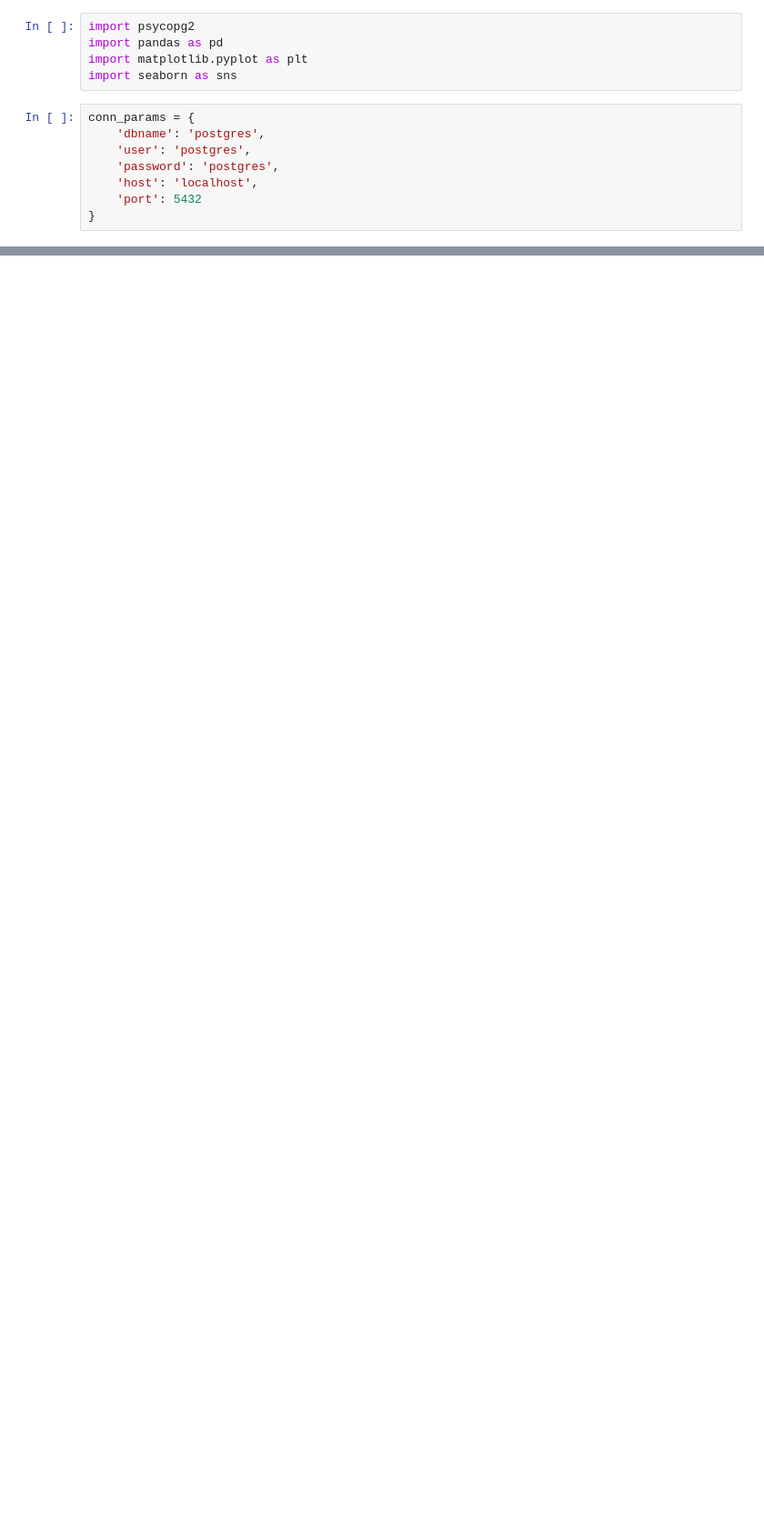
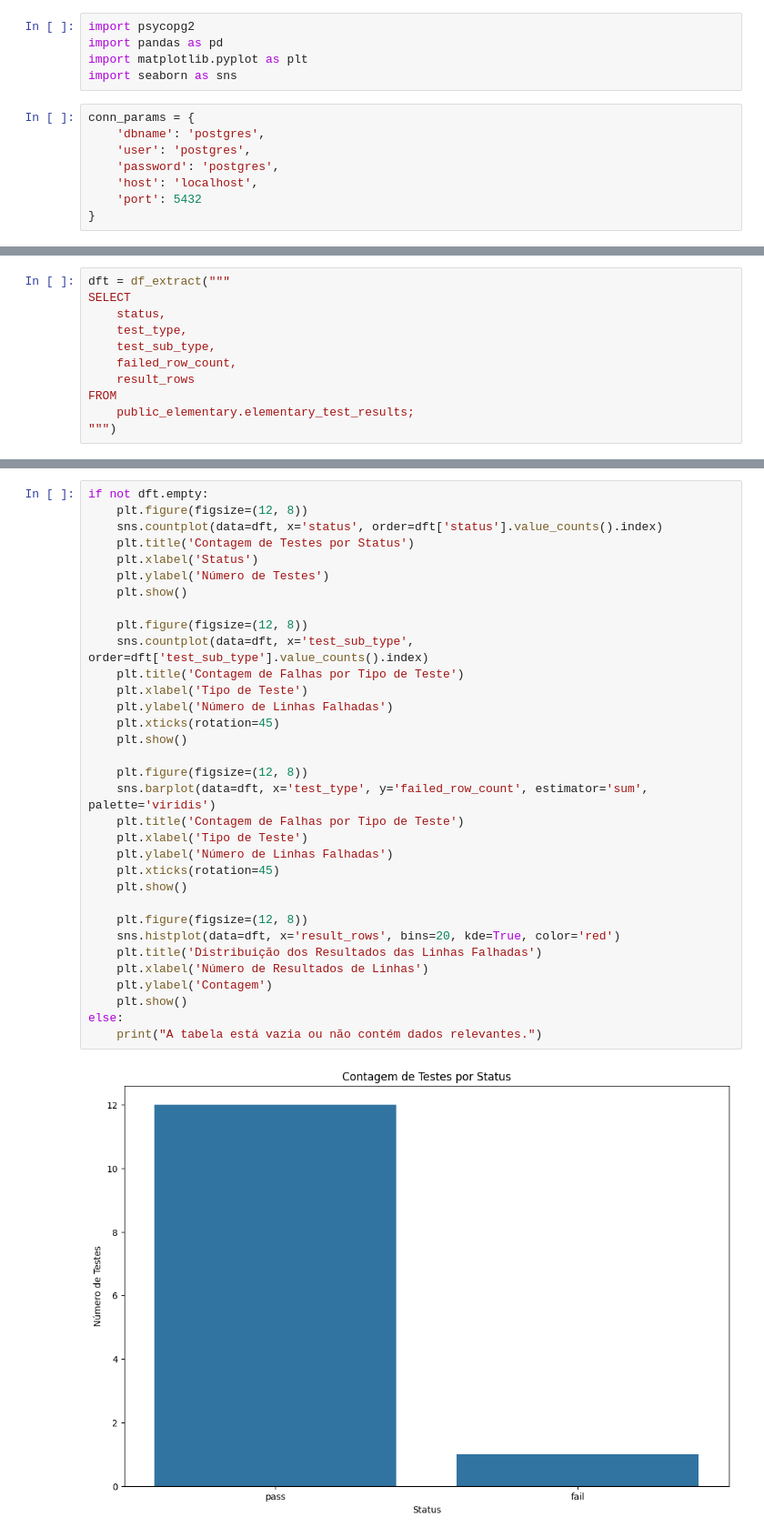
Before and after one commit to Pedrinhonitz/dbt-with-elementary, a Jupyter notebook: relatorio_elementary.ipynb, the cells around one changed output, grey strips where cells are left out. Shown: that part at 91% size. Drawn from its saved outputs; the diff is of its cells as text; blank space fills up the shorter version.

Commit message:
add tests

```diff
--- a/relatorio_elementary.ipynb
+++ b/relatorio_elementary.ipynb
@@ -59,0 +70,11 @@ else:
+# %%
+dft = df_extract("""
+SELECT
+    status,
+    test_type,
+    test_sub_type,
+    failed_row_count,
+    result_rows
+FROM
+    public_elementary.elementary_test_results;
+""")
@@ -59,0 +98,35 @@ else:
+# %%
+if not dft.empty:
+    plt.figure(figsize=(12, 8))
+    sns.countplot(data=dft, x='status', order=dft['status'].value_counts().index)
+    plt.title('Contagem de Testes por Status')
+    plt.xlabel('Status')
+    plt.ylabel('Número de Testes')
+    plt.show()
+
+    plt.figure(figsize=(12, 8))
+    sns.countplot(data=dft, x='test_sub_type', order=dft['test_sub_type'].value_counts().index)
+    plt.title('Contagem de Falhas por Tipo de Teste')
+    plt.xlabel('Tipo de Teste')
+    plt.ylabel('Número de Linhas Falhadas')
+    plt.xticks(rotation=45)
+    plt.show()
+
+    plt.figure(figsize=(12, 8))
+    sns.barplot(data=dft, x='test_type', y='failed_row_count', estimator='sum', palette='viridis')
+    plt.title('Contagem de Falhas por Tipo de Teste')
+    plt.xlabel('Tipo de Teste')
+    plt.ylabel('Número de Linhas Falhadas')
+    plt.xticks(rotation=45)
+    plt.show()
+
+    plt.figure(figsize=(12, 8))
+    sns.histplot(data=dft, x='result_rows', bins=20, kde=True, color='red')
+    plt.title('Distribuição dos Resultados das Linhas Falhadas')
+    plt.xlabel('Número de Resultados de Linhas')
+    plt.ylabel('Contagem')
+    plt.show()
+else:
+    print("A tabela está vazia ou não contém dados relevantes.")
+# %% [output]
+[figure, added]
```
Also changed, not shown: parts of 8 cells of this notebook, 4 other files.
